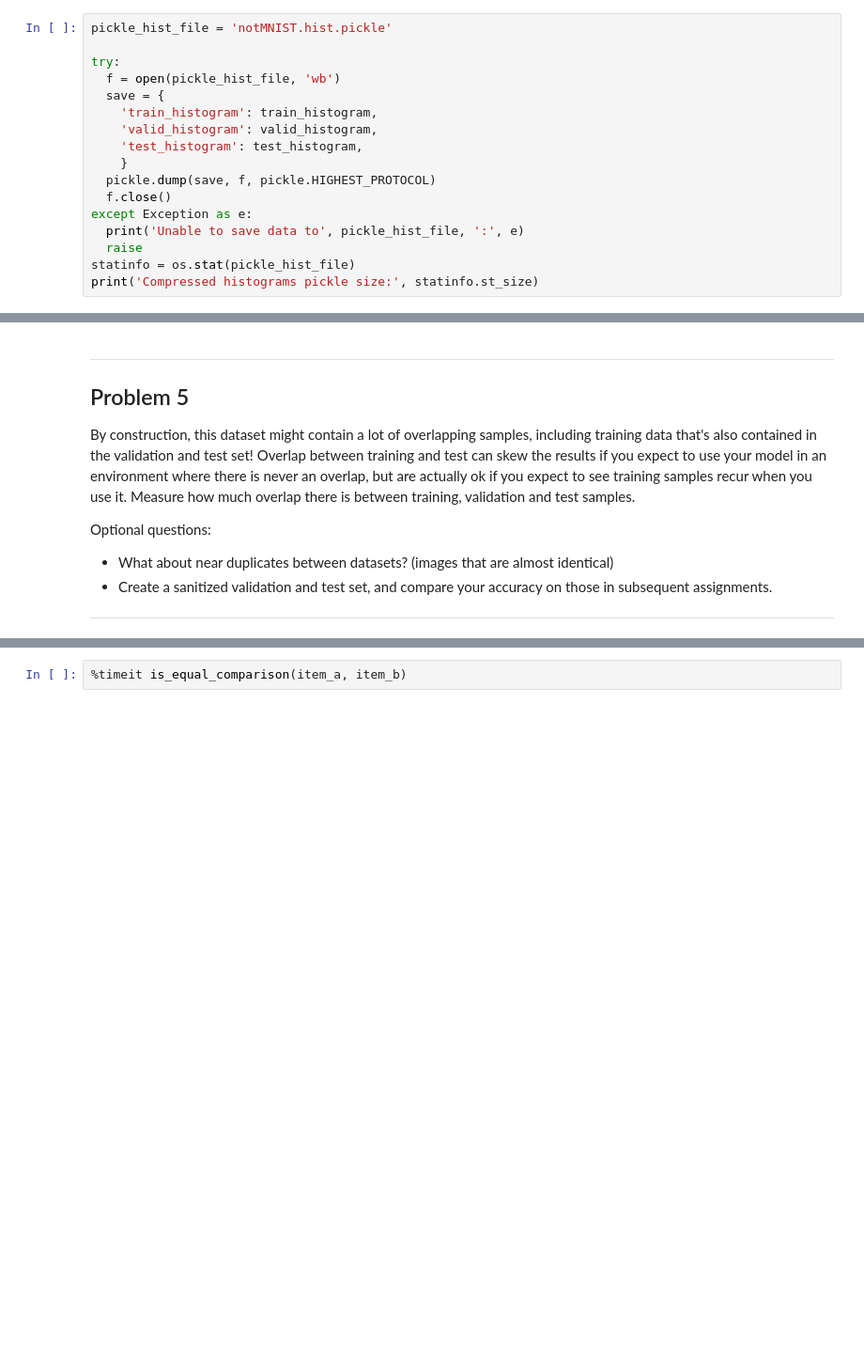
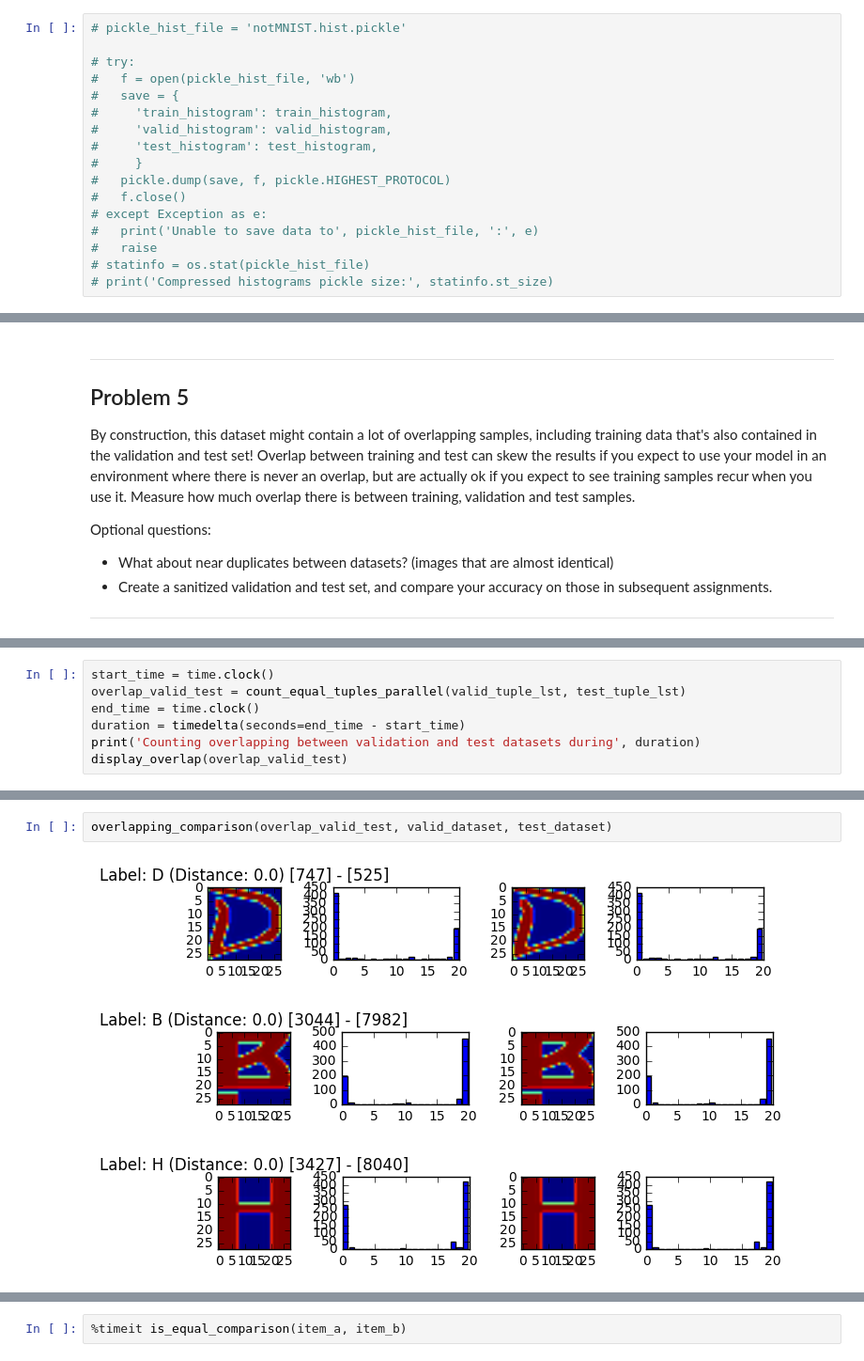
Before and after one commit to Pencroff/deep-learning-course, a Jupyter notebook: lesson-1/1_notmnist.ipynb, the cells around one changed output, grey strips where cells are left out. Shown at 94% size. Saved outputs shown, nothing was run; the diff lists cells and outputs as text; blank space fills up the shorter version.

Commit message:
Calculation similarity for all datasets

```diff
--- a/lesson-1/1_notmnist.ipynb
+++ b/lesson-1/1_notmnist.ipynb
@@ -487,22 +635,22 @@ Histograms for train dataset calculates in 0:00:22.258678
 Histograms for validation dataset calculates in 0:00:01.116859
 Histograms for test dataset calculates in 0:00:01.116659
 # %%
-pickle_hist_file = 'notMNIST.hist.pickle'
+# pickle_hist_file = 'notMNIST.hist.pickle'
 
-try:
-  f = open(pickle_hist_file, 'wb')
-  save = {
-    'train_histogram': train_histogram,
-    'valid_histogram': valid_histogram,
-    'test_histogram': test_histogram,
-    }
-  pickle.dump(save, f, pickle.HIGHEST_PROTOCOL)
-  f.close()
-except Exception as e:
-  print('Unable to save data to', pickle_hist_file, ':', e)
-  raise
-statinfo = os.stat(pickle_hist_file)
-print('Compressed histograms pickle size:', statinfo.st_size)
+# try:
+#   f = open(pickle_hist_file, 'wb')
+#   save = {
+#     'train_histogram': train_histogram,
+#     'valid_histogram': valid_histogram,
+#     'test_histogram': test_histogram,
+#     }
+#   pickle.dump(save, f, pickle.HIGHEST_PROTOCOL)
+#   f.close()
+# except Exception as e:
+#   print('Unable to save data to', pickle_hist_file, ':', e)
+#   raise
+# statinfo = os.stat(pickle_hist_file)
+# print('Compressed histograms pickle size:', statinfo.st_size)
 # %% [output]
 Compressed histograms pickle size: 204408510
 # %% [markdown]
@@ -1077,0 +760,7 @@ The slowest run took 13.99 times longer than the fastest. This could mean that a
+# %%
+start_time = time.clock()
+overlap_valid_test = count_equal_tuples_parallel(valid_tuple_lst, test_tuple_lst)
+end_time = time.clock()
+duration = timedelta(seconds=end_time - start_time)
+print('Counting overlapping between validation and test datasets during', duration)
+display_overlap(overlap_valid_test)
@@ -1077,0 +780,6 @@ The slowest run took 13.99 times longer than the fastest. This could mean that a
+# %%
+overlapping_comparison(overlap_valid_test, valid_dataset, test_dataset)
+# %% [output]
+[figure, added]
+[figure, added]
+[figure, added]
```
Also changed, not shown: parts of 63 cells of this notebook.
